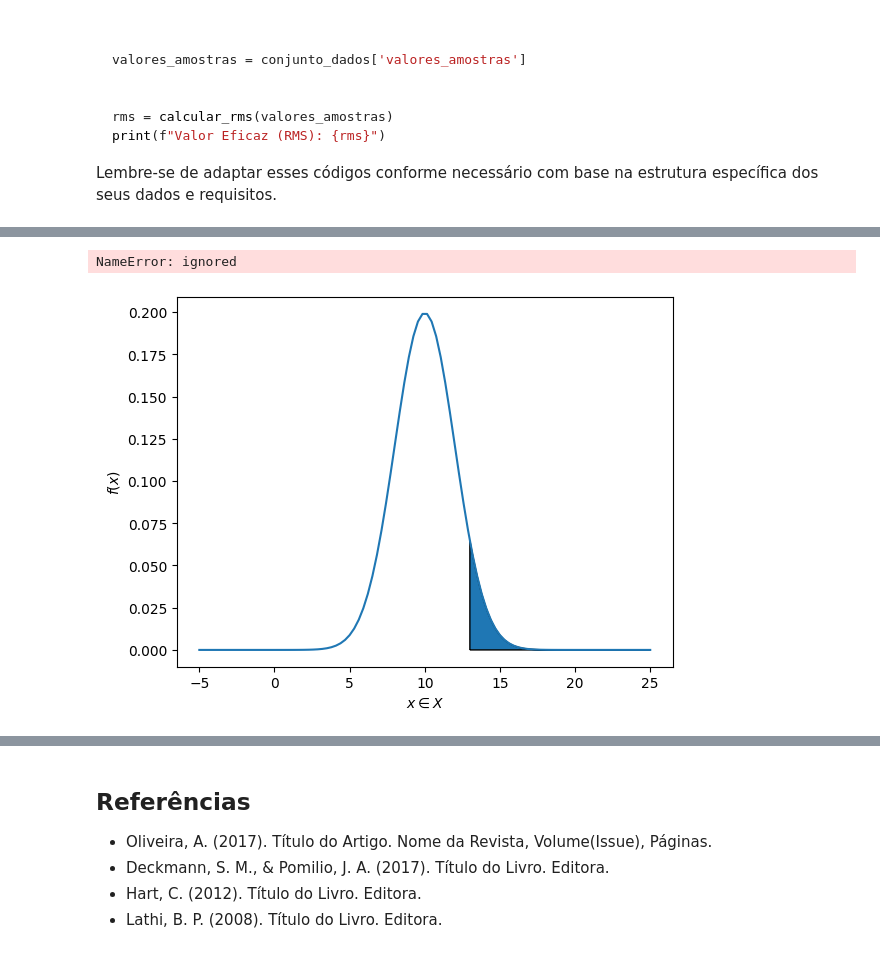
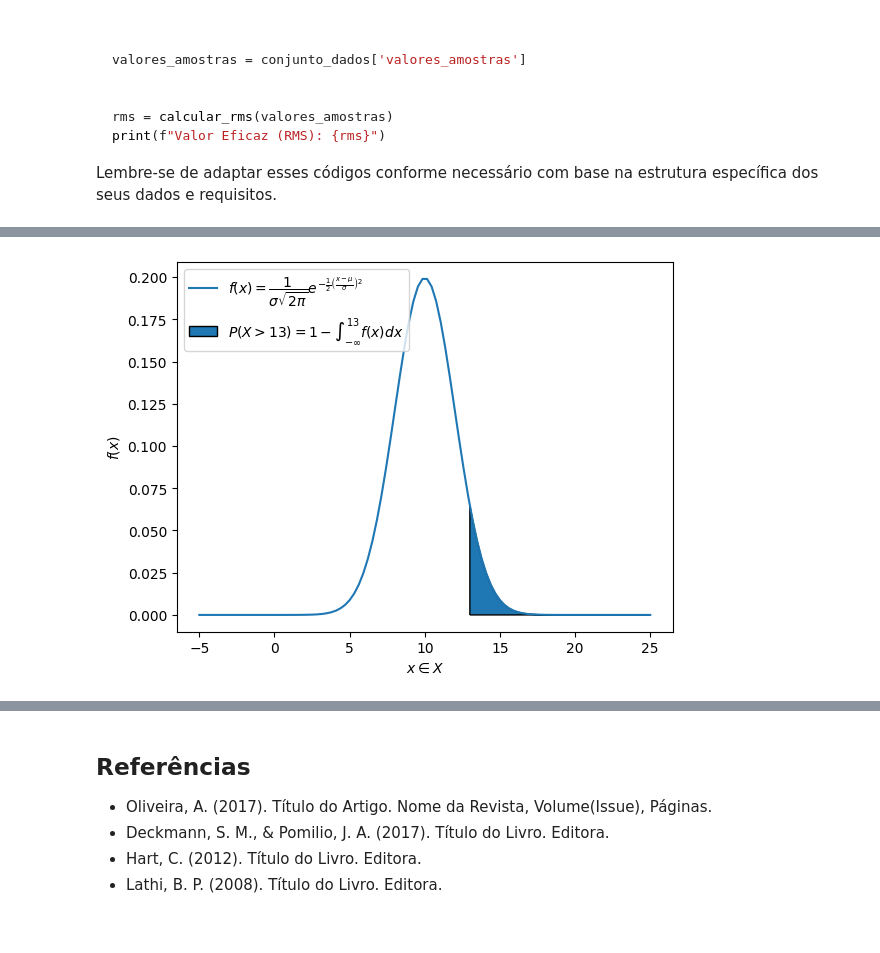
Before and after one commit to nervaljunior/JupyterHub, a Jupyter notebook: Untitled2.ipynb, the cells around one changed output, grey strips where cells are left out. Cells and saved outputs as stored; diff of their text form; code cells hidden in the pictures.

```diff
--- a/Untitled2.ipynb
+++ b/Untitled2.ipynb
@@ -481,21 +285,26 @@ normal_pdf_X_g13_patch = norm.pdf(X_g13_patch,loc=mu,scale=sigma)
 # %%
+mu = 10
+sigma = 2
+x = 13
+x_pdf = np.linspace(-5,25,100)
+X_g13_patch = np.linspace(13,25,100)
+
+normal_pdf = norm.pdf(x_pdf,loc=mu,scale=sigma)
+normal_pdf_X_g13_patch = norm.pdf(X_g13_patch,loc=mu,scale=sigma)
+
 fig,ax=plt.subplots()
 ax.plot(x_pdf,normal_pdf,label=r'$f(x)=\dfrac{1}{\sigma\sqrt{2\pi}}e^{-\frac{1}{2}\left(\frac{x-\mu}{\sigma}\right)^{2}}$')
 x_verts = np.concatenate(([13],X_g13_patch,[25,13]))
 y_verts = np.concatenate(([0],normal_pdf_X_g13_patch,[0,0]))
 verts = np.transpose(np.matrix([x_verts,y_verts]))
-#print(verts)
-#print(verts.shape)
 path = mpath.Path(verts)
 pathpatch = mpatches.PathPatch(path,label=r'$P(X>13)=1-\int_{-\infty}^{13}{f(x)dx}$')
 ax.add_patch(pathpatch)
 ax.set_xlabel(r'$x\in{}X$')
 ax.set_ylabel(r'$f(x)$')
-ax.set_title(r'Probabilidade $P(X>13)='+str(prob_X_g13)+'$')
 ax.legend(loc=2)
 
 plt.show()
 # %% [output]
-NameError: ignored
-[figure, old version]
+[figure, new version]
 # %%
```
Also changed, not shown: parts of 16 cells of this notebook.
